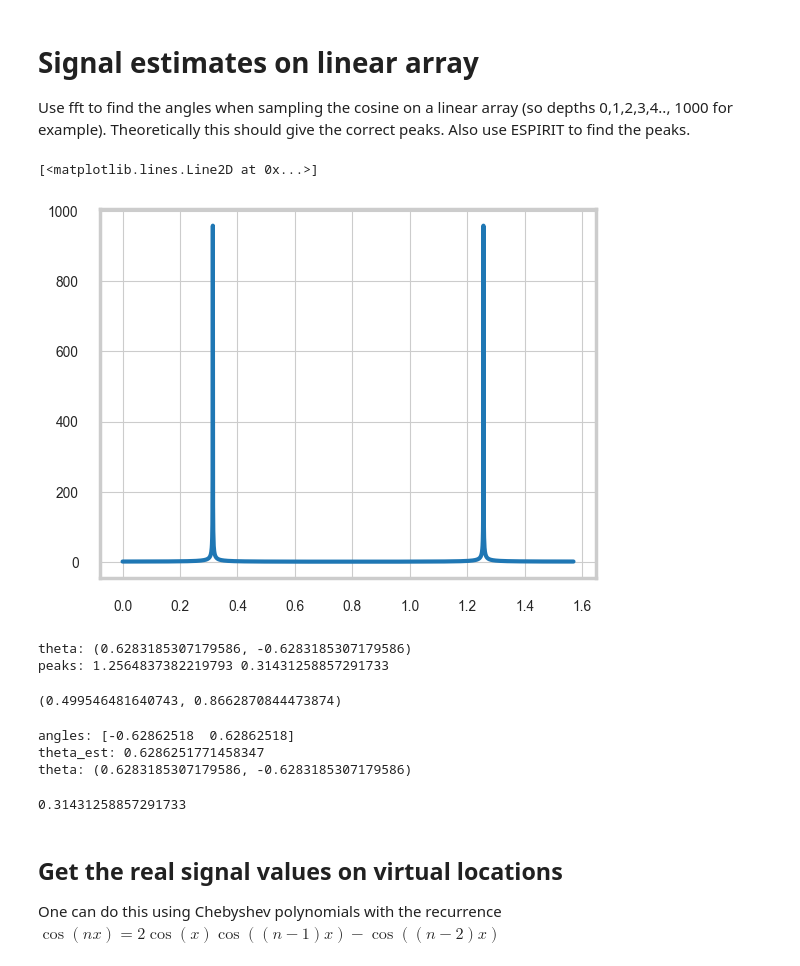
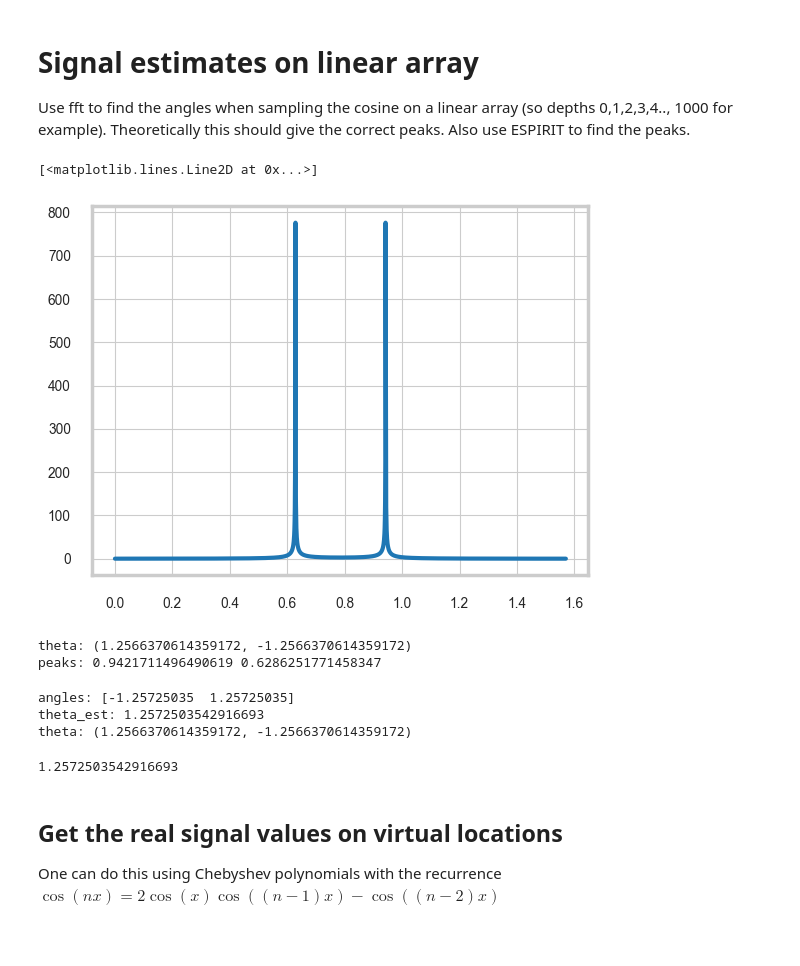
Before and after one commit to unitaryfund/csAE, a Jupyter notebook: real_valued_signal.ipynb, the cells around one changed output. Drawn from its saved outputs; the diff is of its cells as text; code cells hidden in the pictures; blank space fills up the shorter version.

```diff
--- a/real_valued_signal.ipynb
+++ b/real_valued_signal.ipynb
@@ -63,38 +63,34 @@ Also use ESPIRIT to find the peaks.
 # %%
 # Set the actual amplitude
 a=0.3
 theta = np.arccos(a)
 
-theta1 = np.pi/5
-theta2 = -theta1#np.pi/4
+theta1 = np.pi/2.5
+theta2 = -theta1
 
 depths = [i for i in range(2049)]
 n_samples = [100 for d in depths]
 
 R = estimate_signal(depths, n_samples, theta)
 
 R = [0.5*np.exp(1j*theta1*(2*d+1)) + 0.5*np.exp(1j*theta2*(2*d+1)) for d in depths]
 
 fft = np.abs(np.fft.fft(R))
 
 xaxis = [i*np.pi/(2*len(fft)) for i in range(len(fft))]
 
 plt.plot(xaxis, fft)
 # %% [output]
 [<matplotlib.lines.Line2D at 0x...>]
-[figure, old version]
+[figure, new version]
 # %%
 # amax = np.argmax(fft[:len(fft)//2])
 amax = np.argmax(fft)
 print(f'theta: {theta1, theta2}')
 print('peaks:', np.pi*(len(fft)-amax)/(2*len(fft)), np.pi*(amax)/(2*len(fft)))
 # %% [output]
-theta: (0.6283185307179586, -0.6283185307179586)
-peaks: 1.2564837382219793 0.31431258857291733
+theta: (1.2566370614359172, -1.2566370614359172)
+peaks: 0.9421711496490619 0.6286251771458347
-# %%
-np.cos(np.pi*(len(fft)-amax)/(2*len(fft))), np.cos(np.pi*(amax)/(2*len(fft)))
-# %% [output]
-(0.499546481640743, 0.8662870844473874)
 # %%
 # espirit doesnt always work
 espirit = ESPIRIT()
@@ -103,12 +99,12 @@ theta_est, angle = espirit.estimate_theta_toeplitz(R)
 print(f'angles: {angle/2}')
 print(f'theta_est: {2*theta_est}')
 print(f'theta: {theta1, theta2}')
-np.sum(np.abs(angle))/8
+np.sum(np.abs(angle))/4
 # %% [output]
-angles: [-0.62862518  0.62862518]
-theta_est: 0.6286251771458347
-theta: (0.6283185307179586, -0.6283185307179586)
+angles: [-1.25725035  1.25725035]
+theta_est: 1.2572503542916693
+theta: (1.2566370614359172, -1.2566370614359172)
-0.31431258857291733
+1.2572503542916693
 # %% [markdown]
 ## Get the real signal values on virtual locations
 One can do this using Chebyshev polynomials with the recurrence $\cos(nx) = 2\cos(x)\cos((n-1)x) - \cos((n-2)x)$
```
Also changed, not shown: parts of 5 cells of this notebook, 4 other files.
